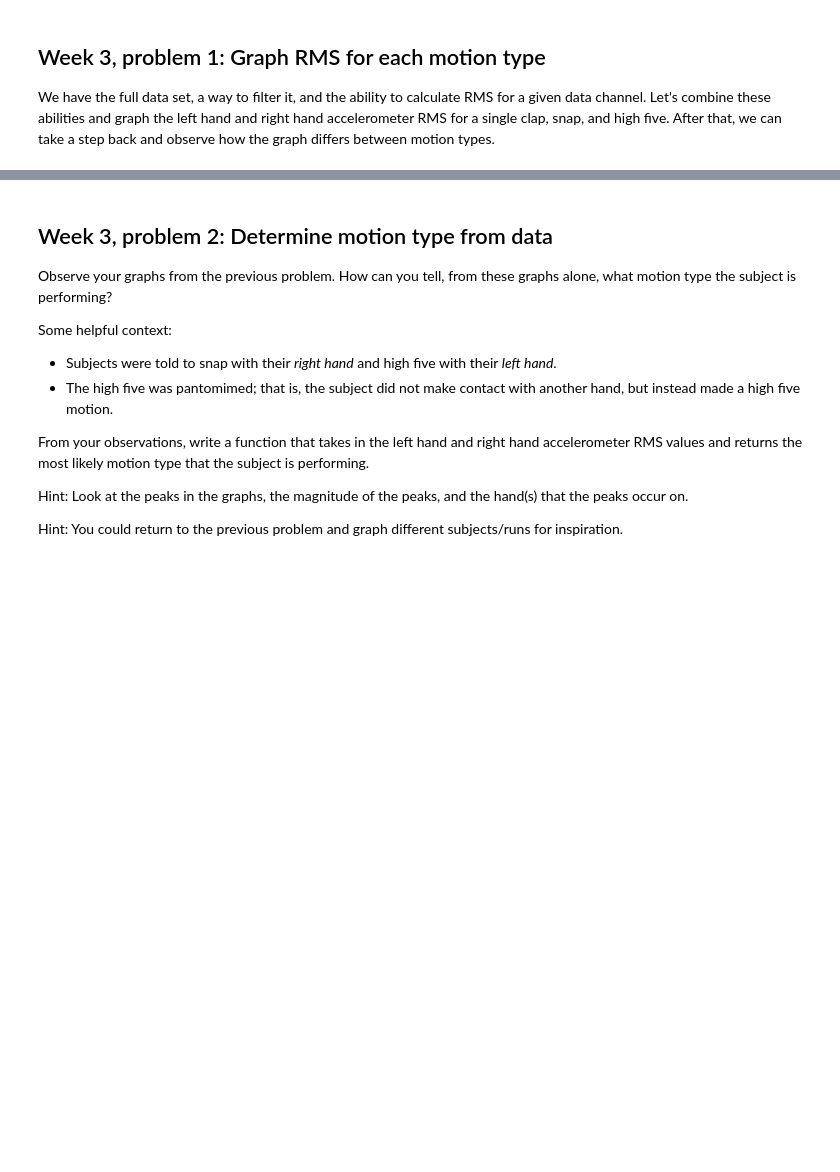
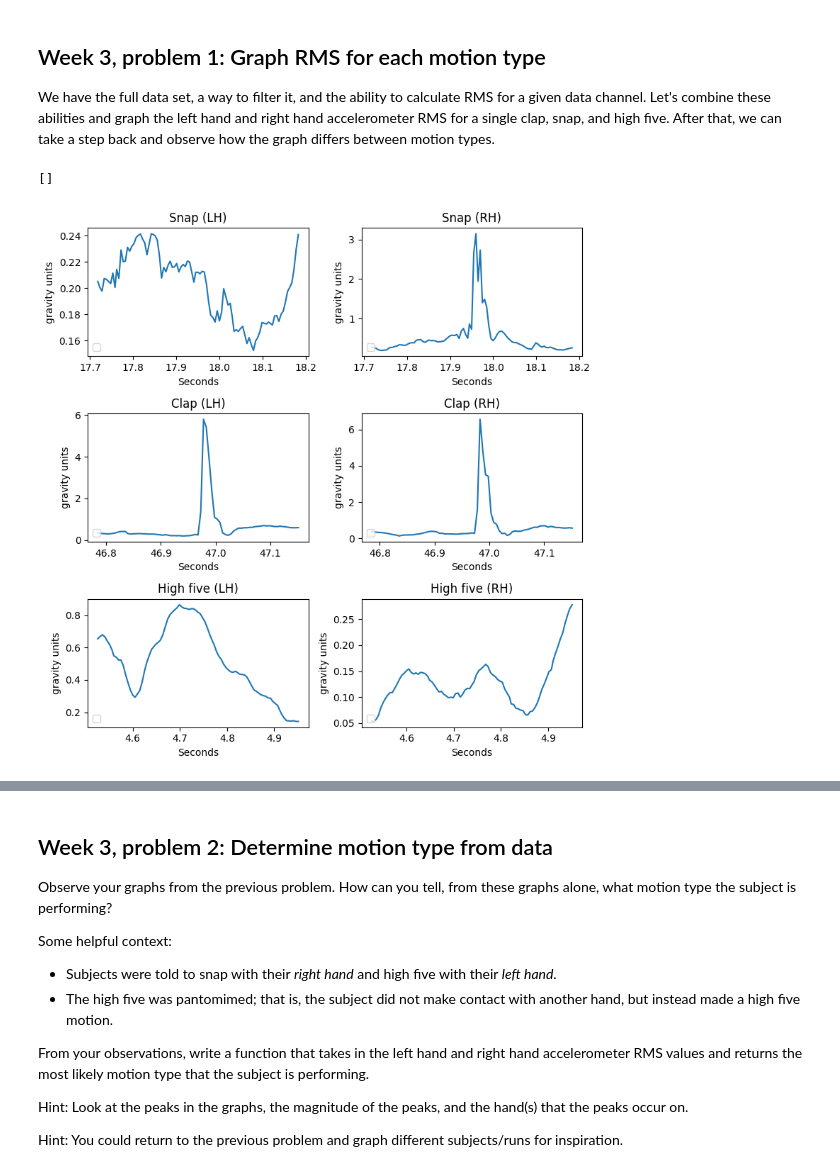
Before and after one commit to JPizzleDrizzle/JPIntroPythonProgramming, a Jupyter notebook: Week_1_data_structures/HW_1_numpy_and_plotting.ipynb, the cells around one changed output, grey strips where cells are left out. Saved outputs shown, nothing was run; the diff lists cells and outputs as text; code cells hidden in the pictures; blank space fills up the shorter version.

```diff
--- a/Week_1_data_structures/HW_1_numpy_and_plotting.ipynb
+++ b/Week_1_data_structures/HW_1_numpy_and_plotting.ipynb
@@ -265,23 +283,50 @@ high_five_run_number = 3
 # OR
 #
 # * Filter `all_data` to the specific subject number, run number, and motion type, and then calculate the RMS of the left hand
-#   accelerometer and right hand accelerometer for that motion in separate numpy arrays.
+#   accelerometer and right hand accelerometer for that motion in separate numpy arrays.'
 
 all_data = np.copy(full_dataset)
+lh_accelerometer_rms_list = rms(all_data[:, lh_accelerometer_index_offset:lh_accelerometer_index_offset + lh_accelerometer_n_dims])
+rh_accelerometer_rms_list = rms(all_data[:, rh_accelerometer_index_offset:rh_accelerometer_index_offset + rh_accelerometer_n_dims])
+all_data = np.column_stack((all_data, lh_accelerometer_rms_list))
+all_data = np.column_stack((all_data, rh_accelerometer_rms_list))
+
+snap_filtered_all_data = filter_data_set(all_data, snap_subject_number, snap_run_number, snap_id)
+clap_filtered_all_data = filter_data_set(all_data, clap_subject_number, clap_run_number, clap_id)
+high_five_filtered_all_data = filter_data_set(all_data, high_five_subject_number, high_five_run_number, high_five_id)
 # %%
 # Plot size
 nrows = 3
 ncols = 2
-fig, axs = plt.subplots(nrows, ncols, figsize=(6, 8))
+fig, axs = plt.subplots(nrows, ncols, figsize=(8, 8))
 
 # GUIDES: Make the plot
 # Put left hand in the first column, right hand in the second column.
 # Hint: To use plot_function with your new "rms" data channel, you will need to make a
 # dictionary for its descriptor with "name" and "units" entries.
 # Note: The time values in the plots in the slides are divided by 1,000
+rms_dict = [{"name": "Snap (LH)", "units": "gravity units"},
+            {"name": "Snap (RH)", "units": "gravity units"},
+            {"name": "Clap (LH)", "units": "gravity units"},
+            {"name": "Clap (RH)", "units": "gravity units"},
+            {"name": "High five (LH)", "units": "gravity units"},
+            {"name": "High five (RH)", "units": "gravity units"}]
+snap_ts = snap_filtered_all_data[:, 0]/1000
+clap_ts = clap_filtered_all_data[:, 0]/1000
+high_five_ts = high_five_filtered_all_data[:, 0]/1000
+
+plot_function(axs[0, 0], snap_ts, snap_filtered_all_data[:, -2], rms_dict[0], 1)
+plot_function(axs[0, 1], snap_ts, snap_filtered_all_data[:, -1], rms_dict[1], 1)
+plot_function(axs[1, 0], clap_ts, clap_filtered_all_data[:, -2], rms_dict[2], 1)
+plot_function(axs[1, 1], clap_ts, clap_filtered_all_data[:, -1], rms_dict[3], 1)
+plot_function(axs[2, 0], high_five_ts, high_five_filtered_all_data[:, -2], rms_dict[4], 1)
+plot_function(axs[2, 1], high_five_ts, high_five_filtered_all_data[:, -1], rms_dict[5], 1)
 
 fig.tight_layout()
 plt.plot()
+# %% [output]
+[]
+[figure, added]
 # %%
 # Manual grade
 print("This is a manually-graded question; there is no grader.check() function. See rubric and slides for more information on expected output.")
```
Also changed, not shown: parts of 3 cells of this notebook, 2 other files.
